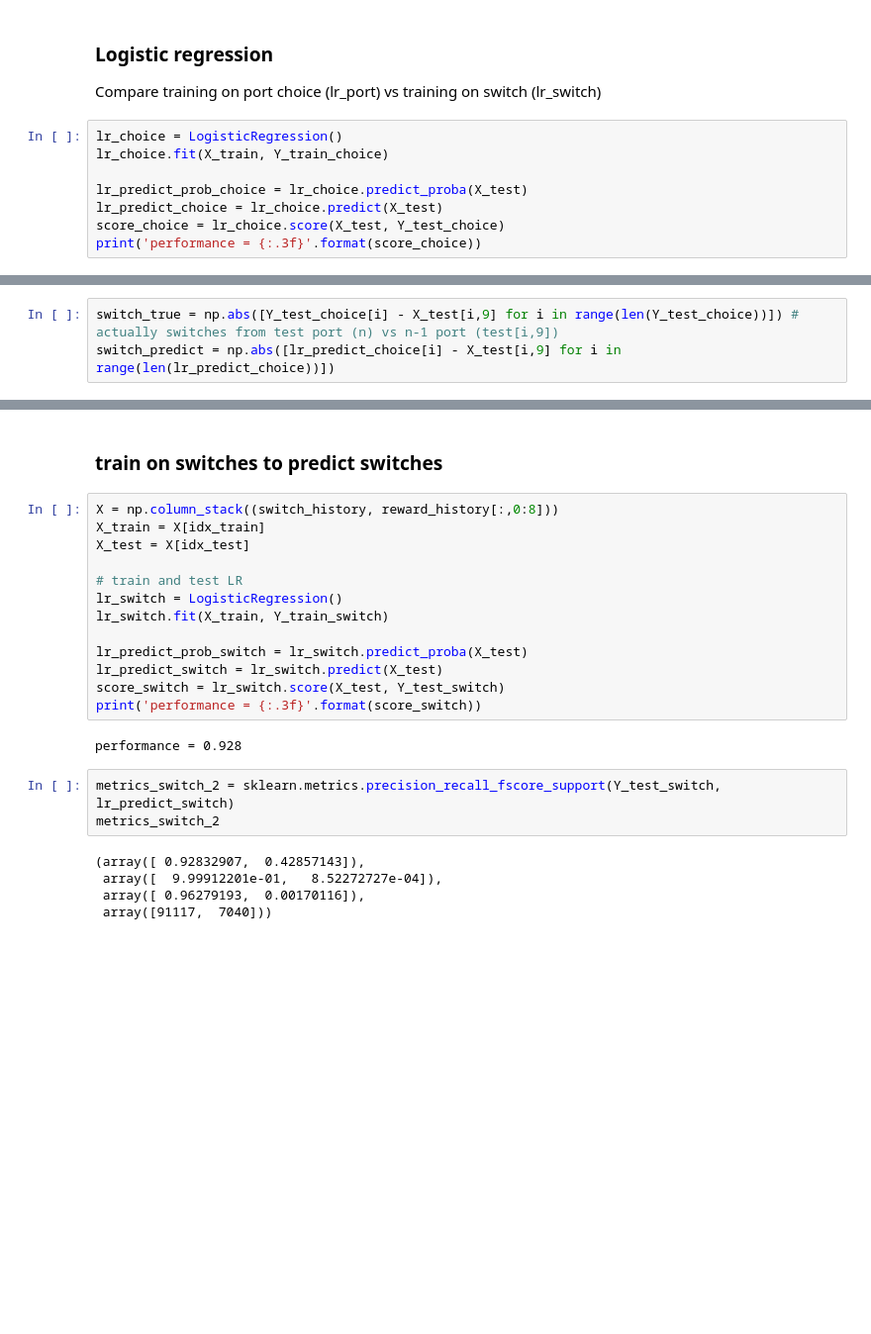
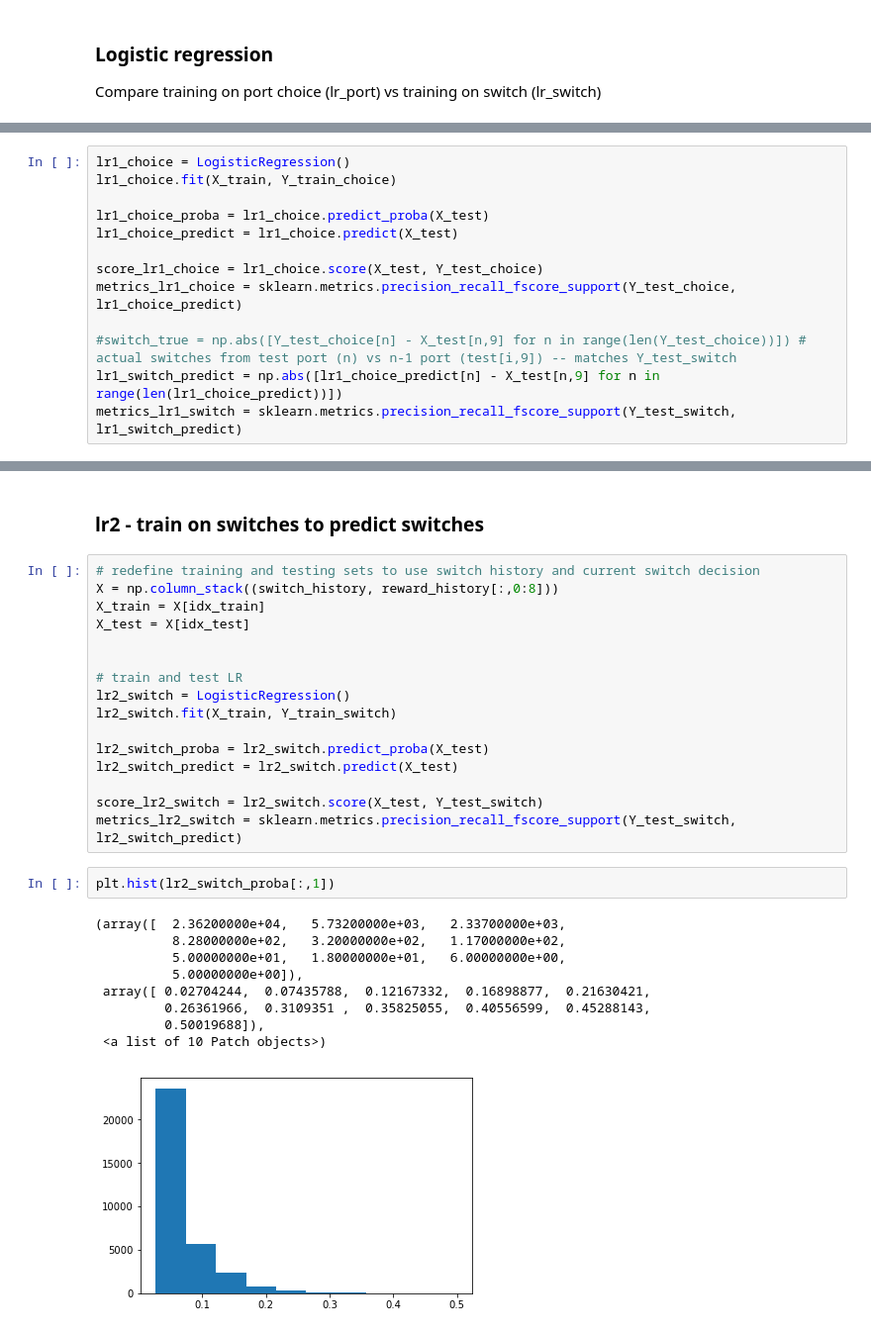
Before and after one commit to celiaberon/mouse_bandit, a Jupyter notebook: jupyter_notebooks/working/logistic_regression_bandit.ipynb, the cells around one changed output, grey strips where cells are left out. Shown at 99% size. Cells and saved outputs as stored; diff of their text form; blank space fills up the shorter version.

```diff
--- a/jupyter_notebooks/working/logistic_regression_bandit.ipynb
+++ b/jupyter_notebooks/working/logistic_regression_bandit.ipynb
@@ -92,11 +96,3 @@ Y_test_switch = Y_switch[idx_test]
 # %% [markdown]
 ### Logistic regression
 Compare training on port choice (lr_port) vs training on switch (lr_switch)
-# %%
-lr_choice = LogisticRegression()
-lr_choice.fit(X_train, Y_train_choice)
-
-lr_predict_prob_choice = lr_choice.predict_proba(X_test)
-lr_predict_choice = lr_choice.predict(X_test)
-score_choice = lr_choice.score(X_test, Y_test_choice)
-print('performance = {:.3f}'.format(score_choice))
@@ -105,3 +102,13 @@ performance = 0.928
 # %%
-switch_true = np.abs([Y_test_choice[i] - X_test[i,9] for i in range(len(Y_test_choice))]) # actually switches from test port (n) vs n-1 port (test[i,9])
-switch_predict = np.abs([lr_predict_choice[i] - X_test[i,9] for i in range(len(lr_predict_choice))])
+lr1_choice = LogisticRegression()
+lr1_choice.fit(X_train, Y_train_choice)
+
+lr1_choice_proba = lr1_choice.predict_proba(X_test)
+lr1_choice_predict = lr1_choice.predict(X_test)
+
+score_lr1_choice = lr1_choice.score(X_test, Y_test_choice)
+metrics_lr1_choice = sklearn.metrics.precision_recall_fscore_support(Y_test_choice, lr1_choice_predict)
+
+#switch_true = np.abs([Y_test_choice[n] - X_test[n,9] for n in range(len(Y_test_choice))]) # actual switches from test port (n) vs n-1 port (test[i,9]) -- matches Y_test_switch
+lr1_switch_predict = np.abs([lr1_choice_predict[n] - X_test[n,9] for n in range(len(lr1_choice_predict))])
+metrics_lr1_switch = sklearn.metrics.precision_recall_fscore_support(Y_test_switch, lr1_switch_predict)
@@ -124,25 +185,30 @@ metrics_choice
 # %% [markdown]
-### train on switches to predict switches
+### lr2 - train on switches to predict switches
 # %%
+# redefine training and testing sets to use switch history and current switch decision
 X = np.column_stack((switch_history, reward_history[:,0:8]))
 X_train = X[idx_train]
 X_test = X[idx_test]
 
+
 # train and test LR
-lr_switch = LogisticRegression()
-lr_switch.fit(X_train, Y_train_switch)
+lr2_switch = LogisticRegression()
+lr2_switch.fit(X_train, Y_train_switch)
 
-lr_predict_prob_switch = lr_switch.predict_proba(X_test)
-lr_predict_switch = lr_switch.predict(X_test)
-score_switch = lr_switch.score(X_test, Y_test_switch)
-print('performance = {:.3f}'.format(score_switch))
+lr2_switch_proba = lr2_switch.predict_proba(X_test)
+lr2_switch_predict = lr2_switch.predict(X_test)
+
+score_lr2_switch = lr2_switch.score(X_test, Y_test_switch)
+metrics_lr2_switch = sklearn.metrics.precision_recall_fscore_support(Y_test_switch, lr2_switch_predict)
-# %% [output]
-performance = 0.928
-# %%
-metrics_switch_2 = sklearn.metrics.precision_recall_fscore_support(Y_test_switch, lr_predict_switch)
-metrics_switch_2
-# %% [output]
-(array([ 0.92832907,  0.42857143]),
- array([  9.99912201e-01,   8.52272727e-04]),
- array([ 0.96279193,  0.00170116]),
- array([91117,  7040]))
+# %%
+plt.hist(lr2_switch_proba[:,1])
+# %% [output]
+(array([  2.36200000e+04,   5.73200000e+03,   2.33700000e+03,
+          8.28000000e+02,   3.20000000e+02,   1.17000000e+02,
+          5.00000000e+01,   1.80000000e+01,   6.00000000e+00,
+          5.00000000e+00]),
+ array([ 0.02704244,  0.07435788,  0.12167332,  0.16898877,  0.21630421,
+         0.26361966,  0.3109351 ,  0.35825055,  0.40556599,  0.45288143,
+         0.50019688]),
+ <a list of 10 Patch objects>)
+[figure, added]
```
Also changed, not shown: parts of 24 cells of this notebook, 5 other files.
